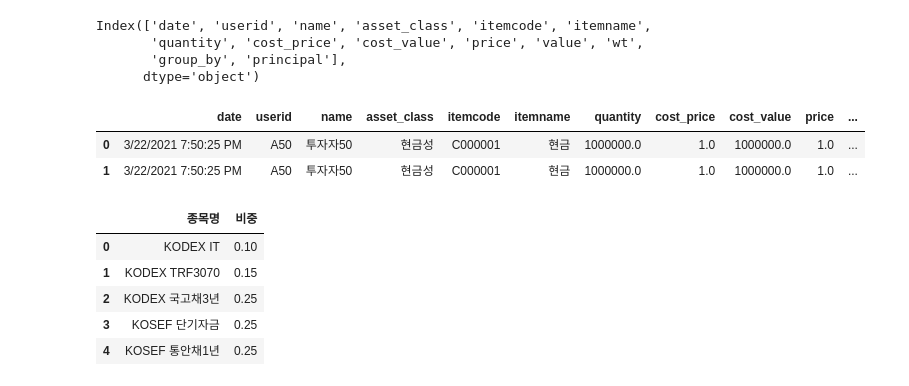
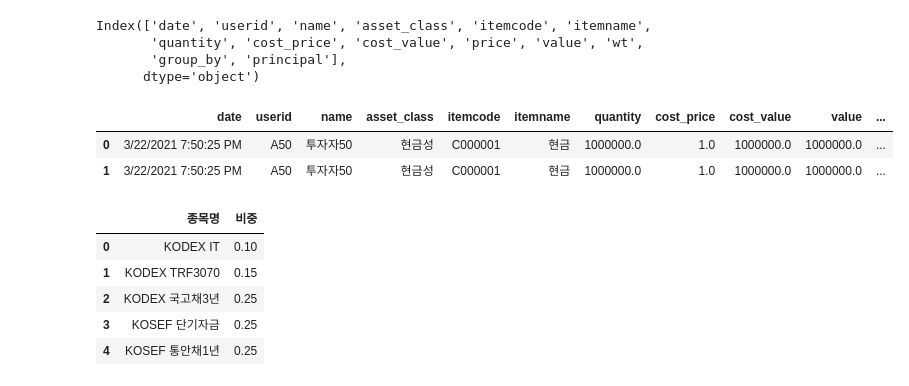
Before and after one commit to my2582/kisra, a Jupyter notebook: Untitled.ipynb, the cells around one changed output. Cells and saved outputs as stored; diff of their text form; code cells hidden in the pictures.

```diff
--- a/Untitled.ipynb
+++ b/Untitled.ipynb
@@ -90,13 +90,15 @@ balance = [
      1.0, 1000000.0, 1.0, 1000000.0, 1.0, '2021322:50현금성', 'Y')
 ]
 # %%
-pd.DataFrame(balance, columns=['date', 'userid', 'name', 'asset_class', 'itemcode', 'itemname',
+balance = pd.DataFrame(balance, columns=['date', 'userid', 'name', 'asset_class', 'itemcode', 'itemname',
        'quantity', 'cost_price', 'cost_value', 'price', 'value', 'wt',
        'group_by', 'original'])
-# %% [output]
-|  | date | userid | name | asset_class | itemcode | itemname | quantity | cost_price | cost_value | price | ... |
-| 0 | 3/22/2021 7:50:25 PM | A50 | 투자자50 | 현금성 | C000001 | 현금 | 1000000.0 | 1.0 | 1000000.0 | 1.0 | ... |
-| 1 | 3/22/2021 7:50:25 PM | A50 | 투자자50 | 현금성 | C000001 | 현금 | 1000000.0 | 1.0 | 1000000.0 | 1.0 | ... |
+# %%
+balance.drop(['price'], axis=1)
+# %% [output]
+|  | date | userid | name | asset_class | itemcode | itemname | quantity | cost_price | cost_value | value | ... |
+| 0 | 3/22/2021 7:50:25 PM | A50 | 투자자50 | 현금성 | C000001 | 현금 | 1000000.0 | 1.0 | 1000000.0 | 1000000.0 | ... |
+| 1 | 3/22/2021 7:50:25 PM | A50 | 투자자50 | 현금성 | C000001 | 현금 | 1000000.0 | 1.0 | 1000000.0 | 1000000.0 | ... |
 # %%
 import plotly.express as px
 # %%
```
Also changed, not shown: 1 other file.
